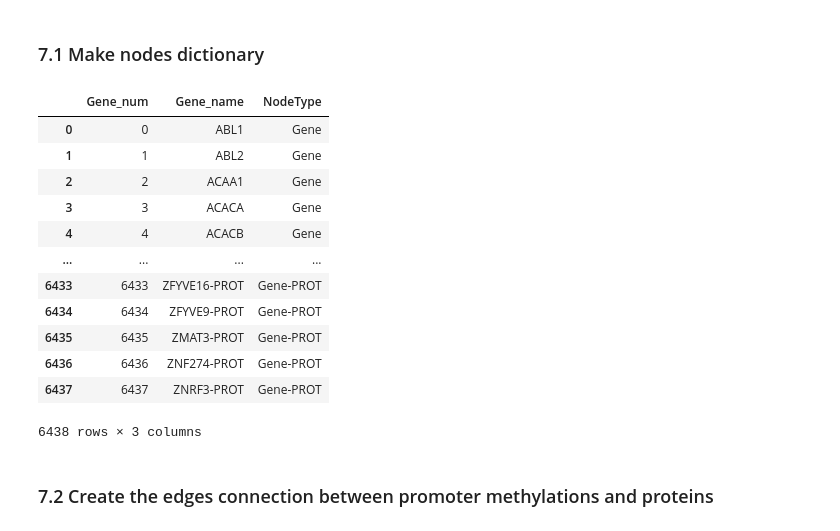
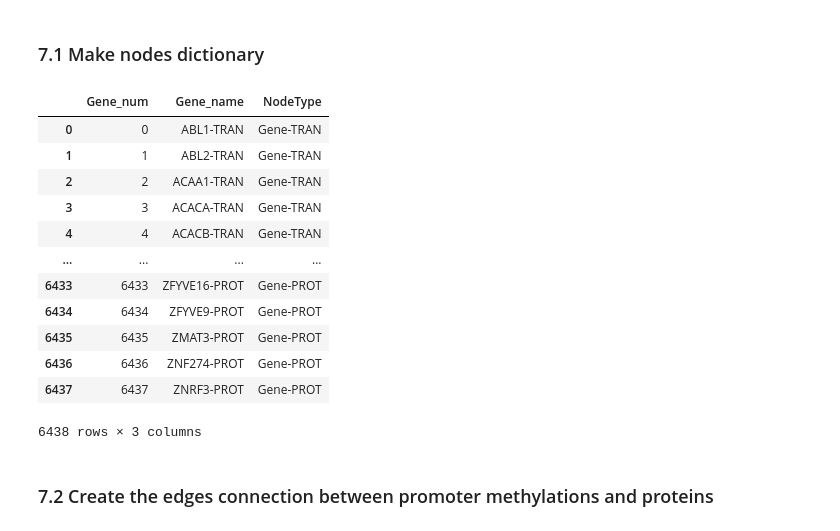
Before and after one commit to heming-zhang/OmicsGraph, a Jupyter notebook: ROSMAP_union_raw_data_process.ipynb, the cells around one changed output. Cells and saved outputs as stored; diff of their text form; code cells hidden in the pictures.

```diff
--- a/ROSMAP_union_raw_data_process.ipynb
+++ b/ROSMAP_union_raw_data_process.ipynb
@@ -1766,21 +1766,22 @@ patient_sample_list
 ### 6.1 Keep the consistency for dataframes on genes and samples
 # %%
 # [gene_list]
-# gene
+# gene-tran
 sorted_gene_list = gene_list.sort_values()
 sorted_gene = sorted_gene_list.tolist()
-sorted_gene_df = pd.DataFrame(sorted_gene, columns=['Gene'])
-display(sorted_gene_df)
+sorted_gene_tran = [gene + '-TRAN' for gene in sorted_gene]
+sorted_gene_tran_df = pd.DataFrame(sorted_gene_tran, columns=['Gene'])
+display(sorted_gene_tran_df)
 # gene-meth
 sorted_gene_methy = [gene + '-METH' for gene in sorted_gene]
 sorted_gene_methy_df = pd.DataFrame(sorted_gene_methy, columns=['Gene'])
 display(sorted_gene_methy_df)
-# # gene-protein
+# gene-protein
 sorted_gene_protein = [gene + '-PROT' for gene in sorted_gene]
 sorted_gene_protein_df = pd.DataFrame(sorted_gene_protein, columns=['Gene'])
 display(sorted_gene_protein_df)
 # all-gene
-sorted_gene_all = sorted_gene + sorted_gene_methy + sorted_gene_protein
+sorted_gene_all = sorted_gene_tran + sorted_gene_methy + sorted_gene_protein
 sorted_all_gene_df = pd.DataFrame(sorted_gene_all, columns=['Gene'])
 display(sorted_all_gene_df)
 # %% [output]
@@ -1963,9 +1964,9 @@ if not os.path.exists(output_folder):
 # %%
 # DataFrame needed to be saved
 dataframes = {
-    'gene-list.csv': sorted_gene_df,
+    'gene-tran-list.csv': sorted_gene_tran_df,
     'gene-methy-list.csv': sorted_gene_methy_df,
-    # 'gene-protein-list.csv': sorted_gene_protein_df,
+    'gene-protein-list.csv': sorted_gene_protein_df,
     'gene-all-list.csv': sorted_all_gene_df,
     'gene-kegg-edge-list.csv': filtered_up_kegg_df,
     'gene-kegg-path-edge-list.csv': filtered_up_kegg_path_df,
@@ -2007,7 +2008,7 @@ output_folder = 'ROSMAP-process'
 
 # List of file names you saved earlier
 file_names = [
-    'gene-list', 'gene-methy-list', 'gene-all-list',
+    'gene-tran-list', 'gene-methy-list', 'gene-protein-list', 'gene-all-list',
     'gene-kegg-edge-list', 'gene-kegg-path-edge-list',
     # 'gene-biogrid-edge-list',
     # 'gene-string-edge-list',
@@ -2030,9 +2031,9 @@ for file_name in file_names:
     dataframes[file_name] = pd.read_csv(full_path)
 # %%
 # Assign each dataframe to a variable
-sorted_gene_df = dataframes['gene-list']
+sorted_gene_tran_df = dataframes['gene-tran-list']
 sorted_gene_methy_df = dataframes['gene-methy-list']
-# sorted_gene_protein_df = dataframes['gene-protein-list']
+sorted_gene_protein_df = dataframes['gene-protein-list']
 sorted_all_gene_df = dataframes['gene-all-list']
 filtered_up_kegg_df = dataframes['gene-kegg-edge-list']
 filtered_up_kegg_path_df = dataframes['gene-kegg-path-edge-list']
@@ -2065,19 +2066,19 @@ if not os.path.exists(graph_output_folder):
 # %%
 sorted_all_gene_dict = sorted_all_gene_df['Gene'].to_dict()
 sorted_all_gene_name_dict = {value: key for key, value in sorted_all_gene_dict.items()}
-num_gene = sorted_gene_df.shape[0]
+num_gene = sorted_gene_tran_df.shape[0]
 num_gene_protein = sorted_gene_protein_df.shape[0]
-nodetype_list = ['Gene'] * num_gene + ['Gene-METH'] * num_gene + ['Gene-PROT'] * num_gene_protein
+nodetype_list = ['Gene-TRAN'] * num_gene + ['Gene-METH'] * num_gene + ['Gene-PROT'] * num_gene_protein
 map_all_gene_df = pd.DataFrame({'Gene_num': sorted_all_gene_dict.keys(), 'Gene_name': sorted_all_gene_dict.values(), 'NodeType': nodetype_list})
 display(map_all_gene_df)
 map_all_gene_df.to_csv(os.path.join(graph_output_folder, 'map-all-gene.csv'), index=False)
 # %% [output]
 |  | Gene_num | Gene_name | NodeType |
-| 0 | 0 | ABL1 | Gene |
-| 1 | 1 | ABL2 | Gene |
-| 2 | 2 | ACAA1 | Gene |
-| 3 | 3 | ACACA | Gene |
-| 4 | 4 | ACACB | Gene |
+| 0 | 0 | ABL1-TRAN | Gene-TRAN |
+| 1 | 1 | ABL2-TRAN | Gene-TRAN |
+| 2 | 2 | ACAA1-TRAN | Gene-TRAN |
+| 3 | 3 | ACACA-TRAN | Gene-TRAN |
+| 4 | 4 | ACACB-TRAN | Gene-TRAN |
 | ... | ... | ... | ... |
 | 6433 | 6433 | ZFYVE16-PROT | Gene-PROT |
 | 6434 | 6434 | ZFYVE9-PROT | Gene-PROT |
```
Also changed, not shown: parts of 20 cells of this notebook, 25 other files.
